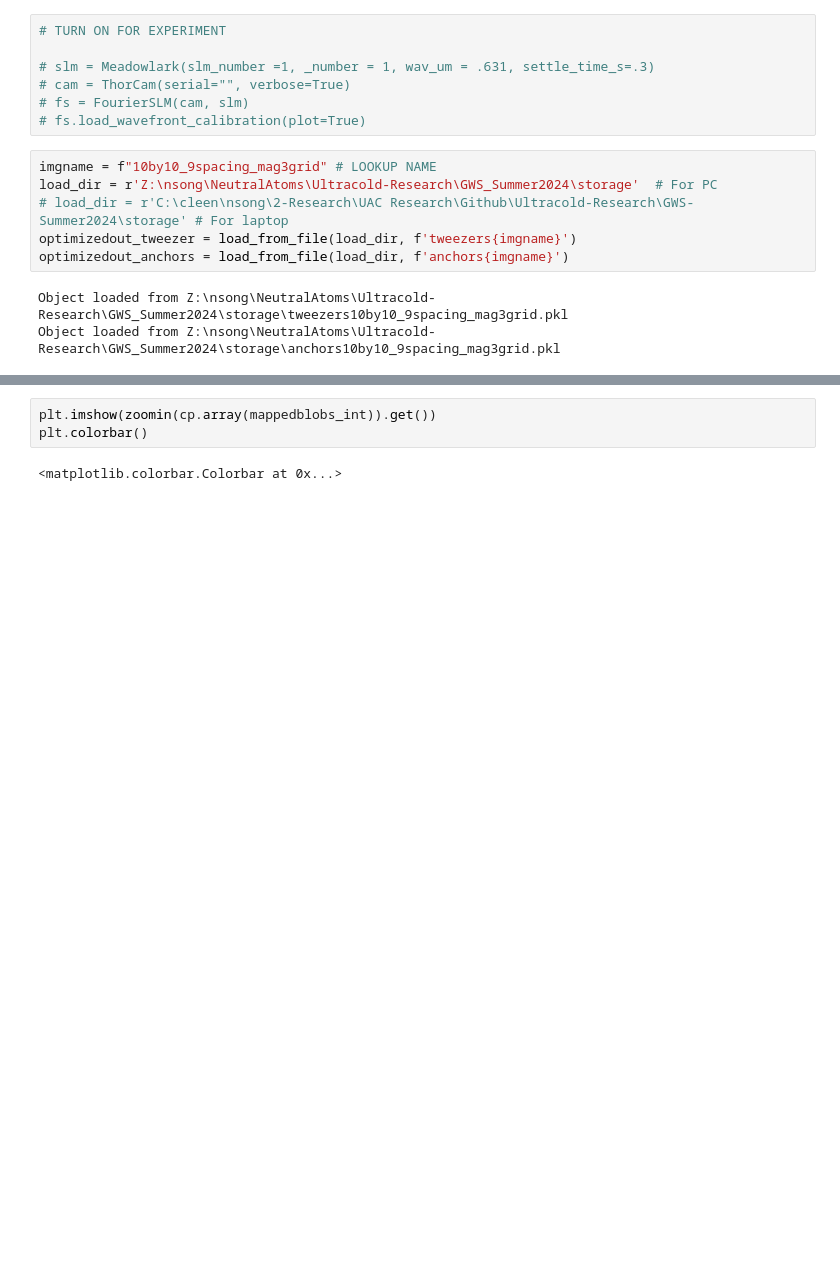
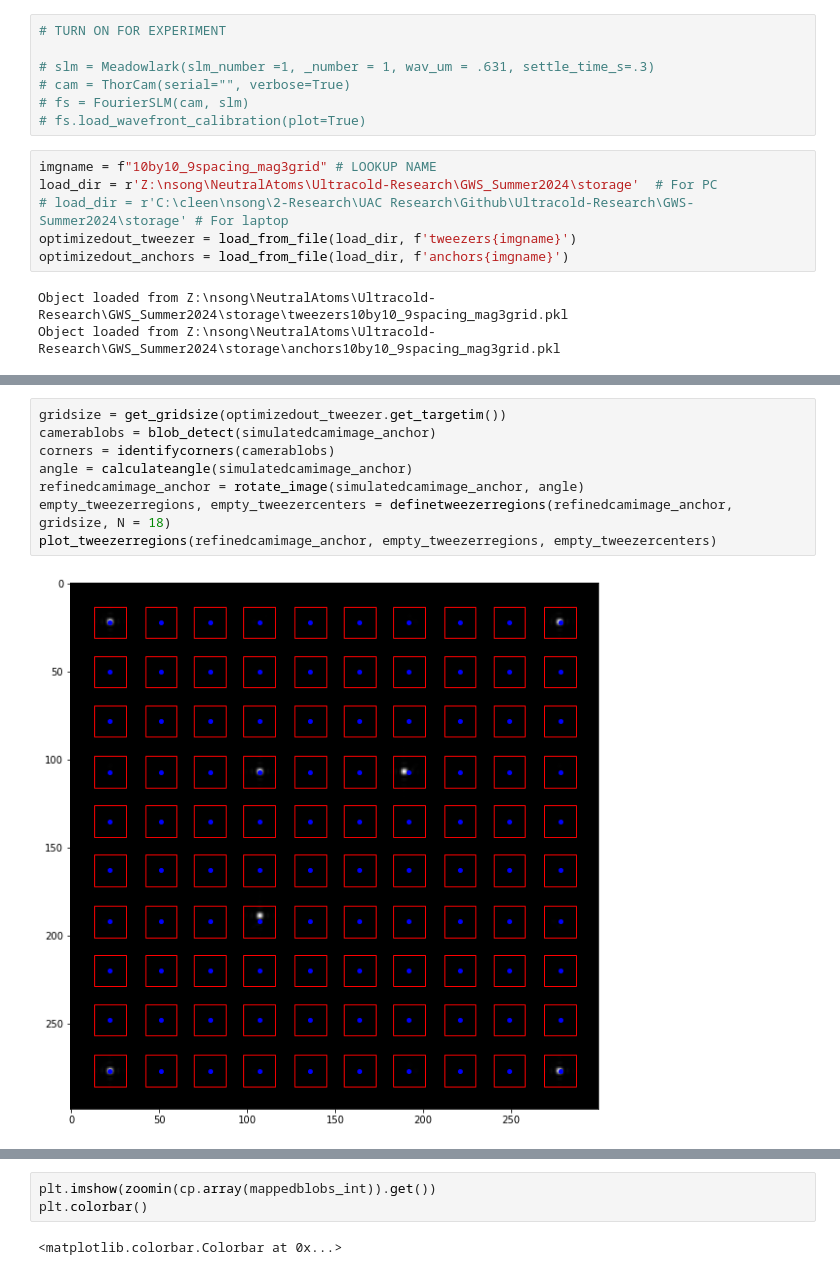
Before and after one commit to nsong03/Ultracold-Research, a Jupyter notebook: GWS_Summer2024/tweezerevaluation.ipynb, the cells around one changed output, grey strips where cells are left out. Cells and saved outputs as stored; diff of their text form; blank space fills up the shorter version.

```diff
--- a/GWS_Summer2024/tweezerevaluation.ipynb
+++ b/GWS_Summer2024/tweezerevaluation.ipynb
@@ -426,0 +580,10 @@ Error fitting Gaussian: Optimal parameters not found: Number of calls to functio
+# %%
+gridsize = get_gridsize(optimizedout_tweezer.get_targetim())
+camerablobs = blob_detect(simulatedcamimage_anchor)
+corners = identifycorners(camerablobs)
+angle = calculateangle(simulatedcamimage_anchor)
+refinedcamimage_anchor = rotate_image(simulatedcamimage_anchor, angle)
+empty_tweezerregions, empty_tweezercenters = definetweezerregions(refinedcamimage_anchor, gridsize, N = 18)
+plot_tweezerregions(refinedcamimage_anchor, empty_tweezerregions, empty_tweezercenters)
+# %% [output]
+[figure, added]
```
Also changed, not shown: parts of 10 cells of this notebook, 6 other files.
